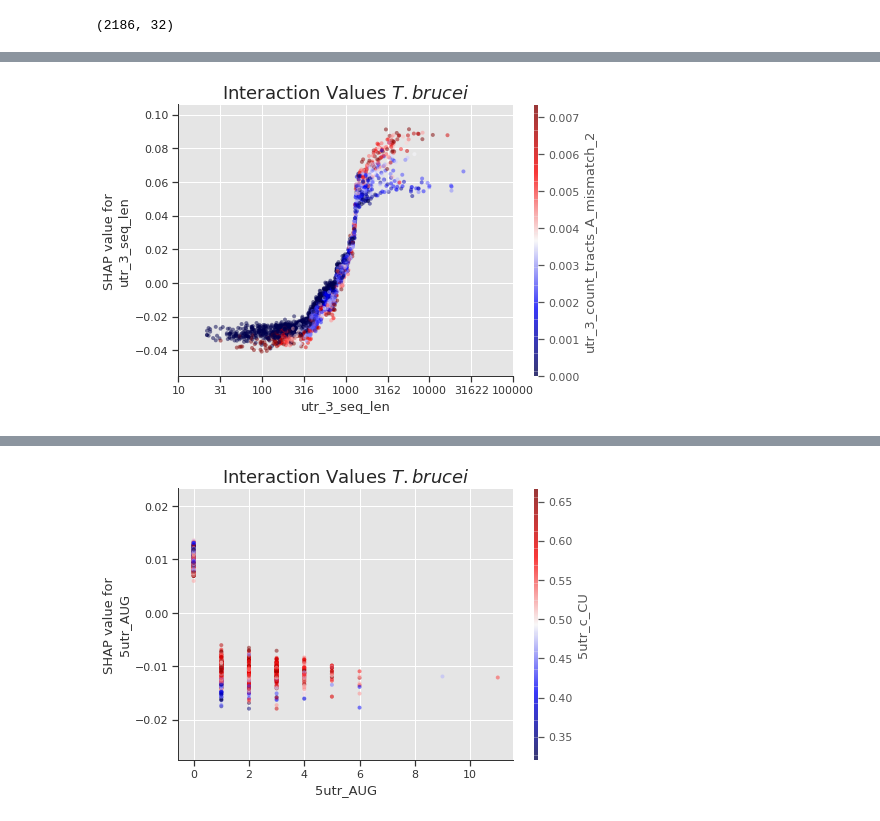
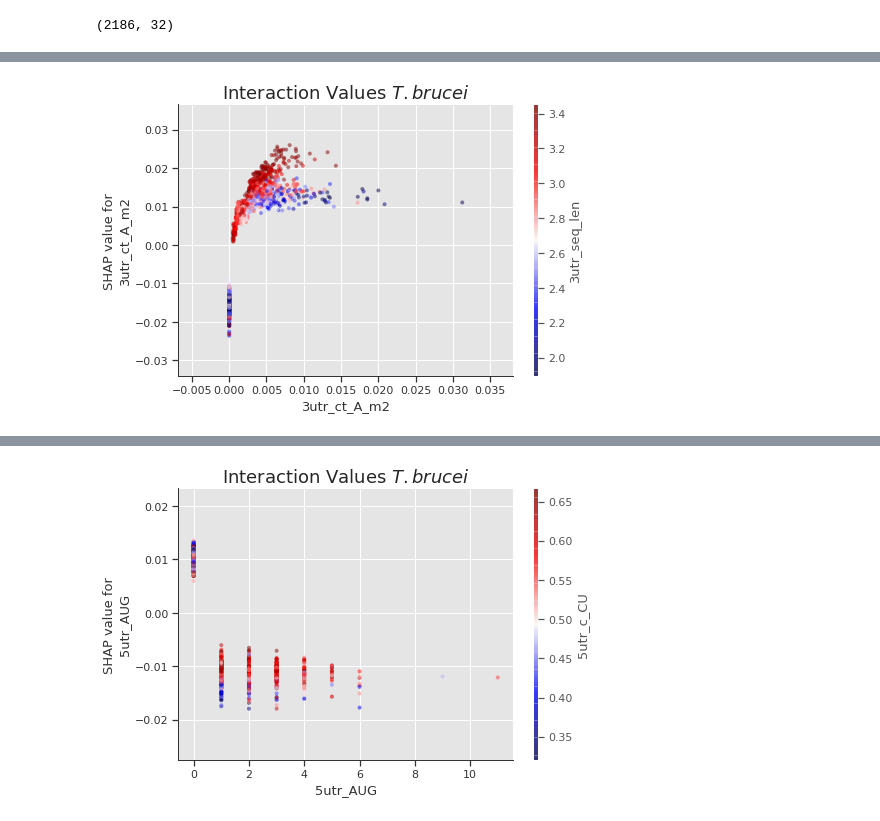
Before and after one commit to mtinti/decoding-gene-expression, a Jupyter notebook: TB/TB.ipynb, the cells around one changed output, grey strips where cells are left out. Cells and saved outputs as stored; diff of their text form; code cells hidden in the pictures.

```diff
--- a/TB/TB.ipynb
+++ b/TB/TB.ipynb
@@ -527,18 +566,17 @@ plt.show()
 # %%
-shap.dependence_plot('utr_3_seq_len',
+shap.dependence_plot('3utr_ct_A_m2',
                      shap_values,
                      X_test,show=False,
-                     cmap='seismic',alpha=0.5,
-                    interaction_index='utr_3_count_tracts_A_mismatch_2')
+                     cmap='seismic',feature_names=feature_names, alpha=0.5)
 plt.title('Interaction Values $\it{T. brucei}$',fontsize=18)
 #plt.ylabel('SHAP 3UTR Length')
 #plt.xlabel('3UTR Length')
 current_ticks = plt.xticks()[0]
-new_labels = [str(int(10**x)) for x in current_ticks]
-plt.xticks(current_ticks, new_labels)
-new_labels[-1]=''
-new_labels[0]=''
-#plt.ylim(-0.1,0.15)
+#new_labels = [str(int(100*x)) for x in current_ticks]
+#plt.xticks(current_ticks, new_labels)
+#new_labels[-1]=''
+#new_labels[0]=''
+#plt.ylim(-0.04,0.04)
 plt.show()
 # %% [output]
-[figure, old version]
+[figure, new version]
```
Also changed, not shown: parts of 22 cells of this notebook, 14 other files.
